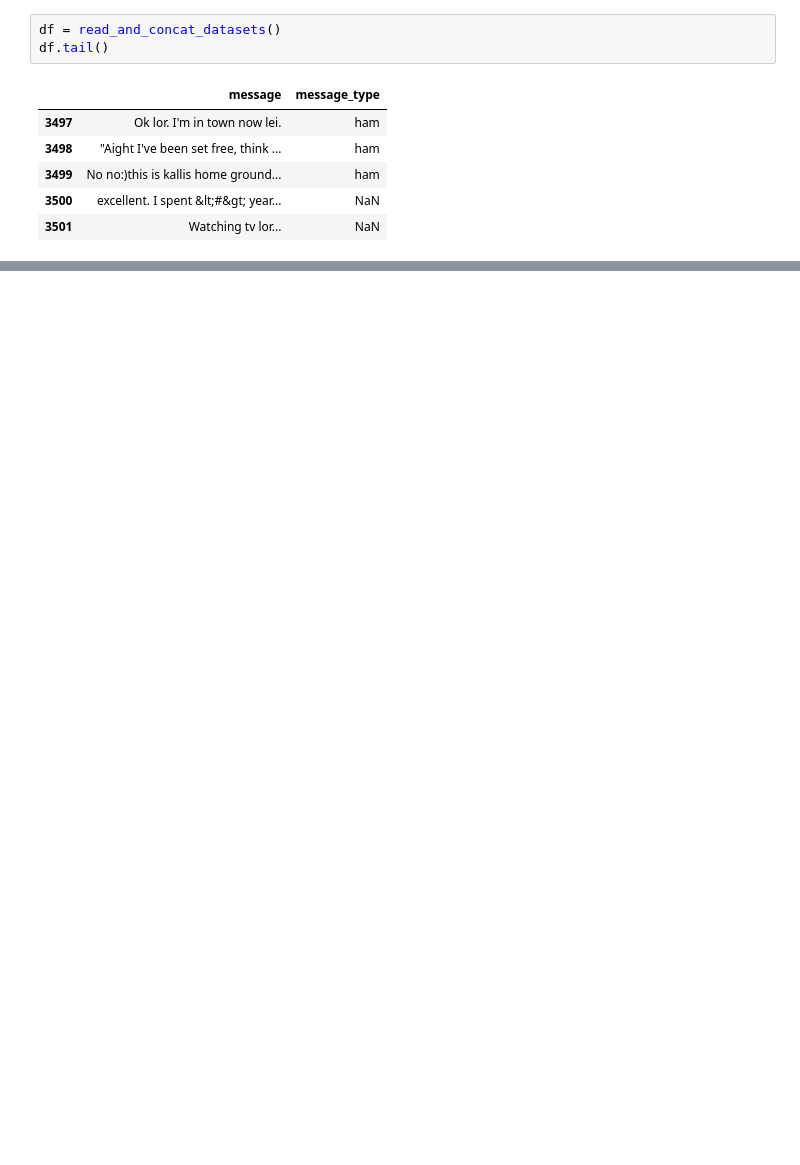
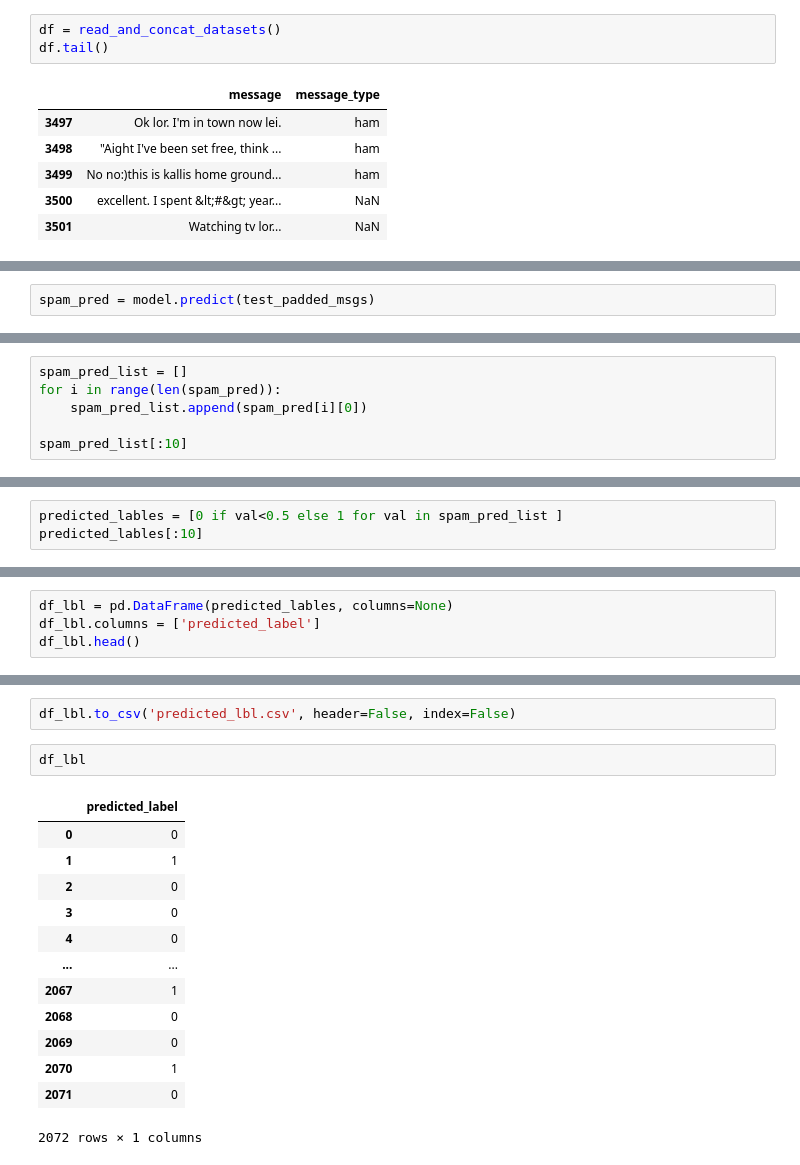
Before and after one commit to ErfanEbrahimiBazaz/spam_detection_with_RNN, a Jupyter notebook: Spam detection with RNN.ipynb, the cells around one changed output, grey strips where cells are left out. Cells and saved outputs as stored; diff of their text form; blank space fills up the shorter version.

```diff
--- a/Spam detection with RNN.ipynb
+++ b/Spam detection with RNN.ipynb
@@ -307,0 +690,2 @@ df.tail()
+# %%
+spam_pred = model.predict(test_padded_msgs)
@@ -307,0 +710,6 @@ df.tail()
+# %%
+spam_pred_list = []
+for i in range(len(spam_pred)):
+    spam_pred_list.append(spam_pred[i][0])
+
+spam_pred_list[:10]
@@ -307,0 +727,3 @@ df.tail()
+# %%
+predicted_lables = [0 if val<0.5 else 1 for val in spam_pred_list ]
+predicted_lables[:10]
@@ -307,0 +732,4 @@ df.tail()
+# %%
+df_lbl = pd.DataFrame(predicted_lables, columns=None)
+df_lbl.columns = ['predicted_label']
+df_lbl.head()
@@ -307,0 +743,18 @@ df.tail()
+# %%
+df_lbl.to_csv('predicted_lbl.csv', header=False, index=False)
+# %%
+df_lbl
+# %% [output]
+|  | predicted_label |
+| 0 | 0 |
+| 1 | 1 |
+| 2 | 0 |
+| 3 | 0 |
+| 4 | 0 |
+| ... | ... |
+| 2067 | 1 |
+| 2068 | 0 |
+| 2069 | 0 |
+| 2070 | 1 |
+| 2071 | 0 |
+2072 rows × 1 columns
```
Also changed, not shown: parts of 59 cells of this notebook.
